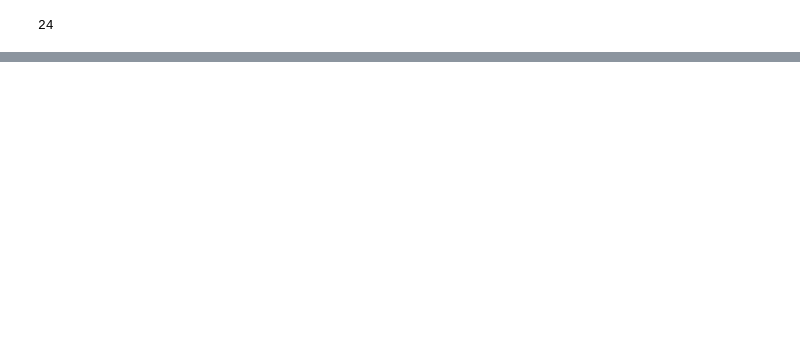
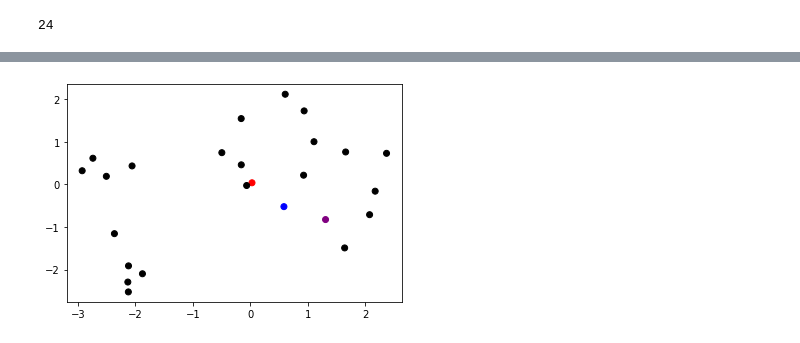
Before and after one commit to psiz-org/psiz, a Jupyter notebook: examples/rate/plots.ipynb, the cells around one changed output, grey strips where cells are left out. Saved outputs shown, nothing was run; the diff lists cells and outputs as text; code cells hidden in the pictures; blank space fills up the shorter version.

```diff
--- a/examples/rate/plots.ipynb
+++ b/examples/rate/plots.ipynb
@@ -27,3 +129,5 @@ color_plots("CinAld", "CPAcd", "CinAld_CPAcd")
 # %%
-color_plots("CinAld","2Hep","CinAld_2Hep")
+color_plots("CinAld","2Hep","CinAld_2Hep", rho_beta_true_coords)
+# %% [output]
+[figure, added]
 # %%
```
Also changed, not shown: parts of 36 cells of this notebook, 25 other files.
